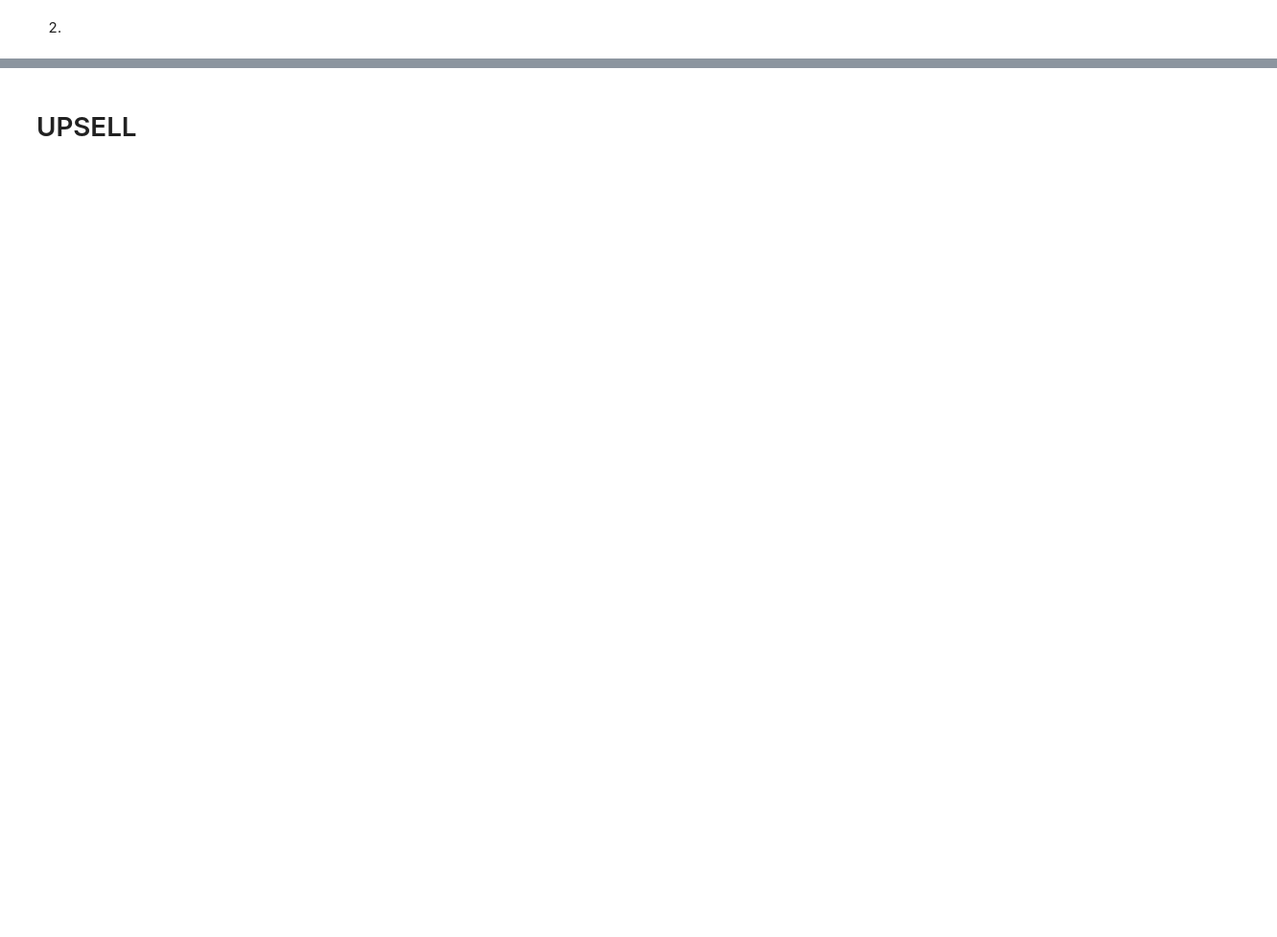
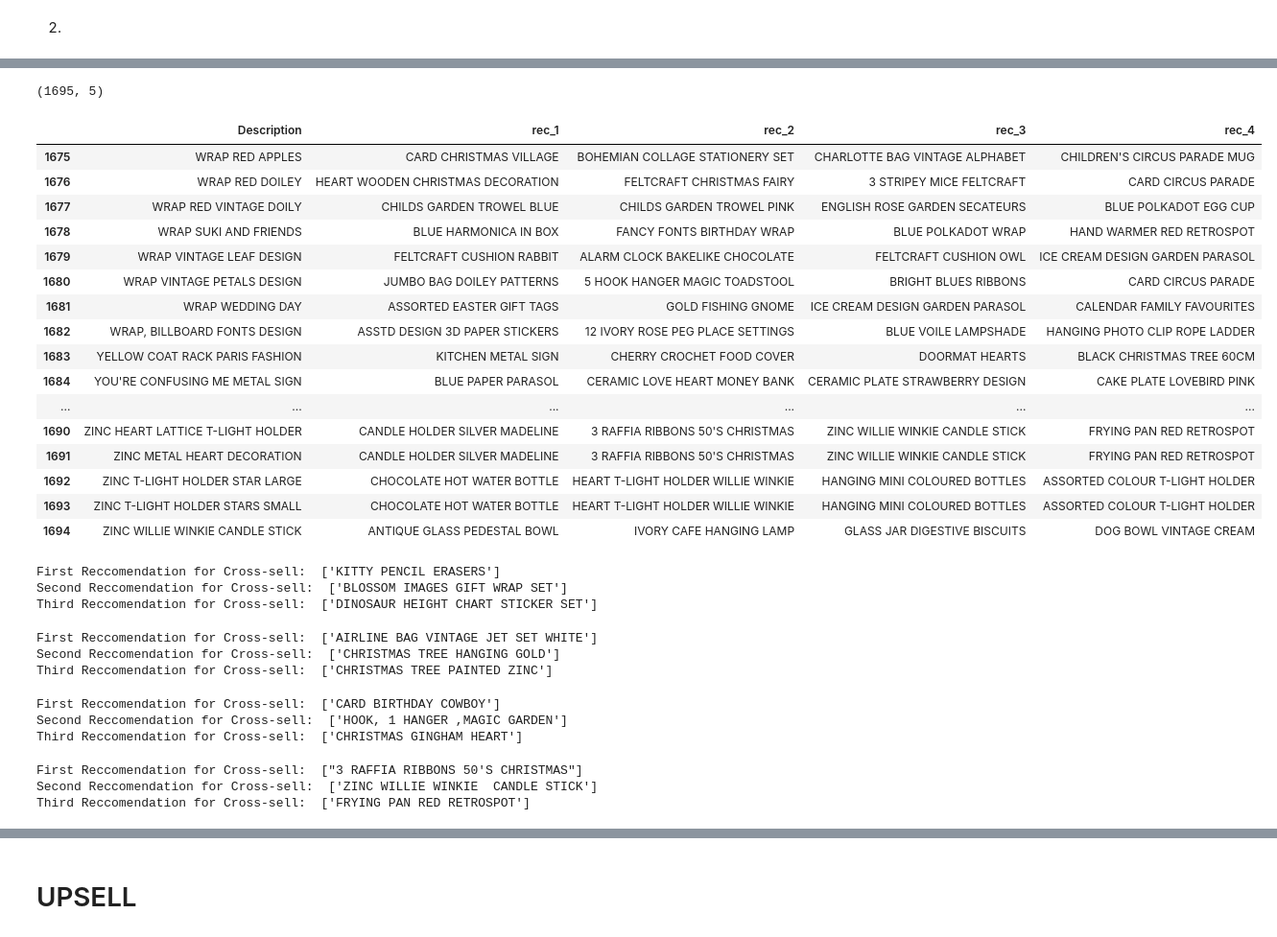
Before and after one commit to Swapnil-Damate/Upselling-and-cross-selling-, a Jupyter notebook: Crossselling_Upselling_OnlineRetail.ipynb, the cells around one changed output, grey strips where cells are left out. Shown at 96% size. Cells and saved outputs as stored; diff of their text form; code cells hidden in the pictures; blank space fills up the shorter version.

```diff
--- a/Crossselling_Upselling_OnlineRetail.ipynb
+++ b/Crossselling_Upselling_OnlineRetail.ipynb
@@ -329,0 +413,32 @@ recommended item for CROOSSELL: ['6 RIBBONS SHIMMERING PINKS', '6 RIBBONS RUSTIC
+# %%
+data_neighbours.columns = [
+  'Description',
+  'rec_1',
+  'rec_2',
+  'rec_3',
+  'rec_4',
+
+]
+data_neighbours.shape
+# %% [output]
+(1695, 5)
+# %%
+data_neighbours.tail(20)
+# %% [output]
+|  | Description | rec_1 | rec_2 | rec_3 | rec_4 |
+| 1675 | WRAP RED APPLES | CARD CHRISTMAS VILLAGE | BOHEMIAN COLLAGE STATIONERY SET | CHARLOTTE BAG VINTAGE ALPHABET | CHILDREN'S CIRCUS PARADE MUG |
+| 1676 | WRAP RED DOILEY | HEART WOODEN CHRISTMAS DECORATION | FELTCRAFT CHRISTMAS FAIRY | 3 STRIPEY MICE FELTCRAFT | CARD CIRCUS PARADE |
+| 1677 | WRAP RED VINTAGE DOILY | CHILDS GARDEN TROWEL BLUE | CHILDS GARDEN TROWEL PINK | ENGLISH ROSE GARDEN SECATEURS | BLUE POLKADOT EGG CUP |
+| 1678 | WRAP SUKI AND FRIENDS | BLUE HARMONICA IN BOX | FANCY FONTS BIRTHDAY WRAP | BLUE POLKADOT WRAP | HAND WARMER RED RETROSPOT |
+| 1679 | WRAP VINTAGE LEAF DESIGN | FELTCRAFT CUSHION RABBIT | ALARM CLOCK BAKELIKE CHOCOLATE | FELTCRAFT CUSHION OWL | ICE CREAM DESIGN GARDEN PARASOL |
+| 1680 | WRAP VINTAGE PETALS DESIGN | JUMBO BAG DOILEY PATTERNS | 5 HOOK HANGER MAGIC TOADSTOOL | BRIGHT BLUES RIBBONS | CARD CIRCUS PARADE |
+| 1681 | WRAP WEDDING DAY | ASSORTED EASTER GIFT TAGS | GOLD FISHING GNOME | ICE CREAM DESIGN GARDEN PARASOL | CALENDAR FAMILY FAVOURITES |
+| 1682 | WRAP, BILLBOARD FONTS DESIGN | ASSTD DESIGN 3D PAPER STICKERS | 12 IVORY ROSE PEG PLACE SETTINGS | BLUE VOILE LAMPSHADE | HANGING PHOTO CLIP ROPE LADDER |
+| 1683 | YELLOW COAT RACK PARIS FASHION | KITCHEN METAL SIGN | CHERRY CROCHET FOOD COVER | DOORMAT HEARTS | BLACK CHRISTMAS TREE 60CM |
+| 1684 | YOU'RE CONFUSING ME METAL SIGN | BLUE PAPER PARASOL | CERAMIC LOVE HEART MONEY BANK | CERAMIC PLATE STRAWBERRY DESIGN | CAKE PLATE LOVEBIRD PINK |
+| ... | ... | ... | ... | ... | ... |
+| 1690 | ZINC HEART LATTICE T-LIGHT HOLDER | CANDLE HOLDER SILVER MADELINE | 3 RAFFIA RIBBONS 50'S CHRISTMAS | ZINC WILLIE WINKIE CANDLE STICK | FRYING PAN RED RETROSPOT |
+| 1691 | ZINC METAL HEART DECORATION | CANDLE HOLDER SILVER MADELINE | 3 RAFFIA RIBBONS 50'S CHRISTMAS | ZINC WILLIE WINKIE CANDLE STICK | FRYING PAN RED RETROSPOT |
+| 1692 | ZINC T-LIGHT HOLDER STAR LARGE | CHOCOLATE HOT WATER BOTTLE | HEART T-LIGHT HOLDER WILLIE WINKIE | HANGING MINI COLOURED BOTTLES | ASSORTED COLOUR T-LIGHT HOLDER |
+| 1693 | ZINC T-LIGHT HOLDER STARS SMALL | CHOCOLATE HOT WATER BOTTLE | HEART T-LIGHT HOLDER WILLIE WINKIE | HANGING MINI COLOURED BOTTLES | ASSORTED COLOUR T-LIGHT HOLDER |
+| 1694 | ZINC WILLIE WINKIE CANDLE STICK | ANTIQUE GLASS PEDESTAL BOWL | IVORY CAFE HANGING LAMP | GLASS JAR DIGESTIVE BISCUITS | DOG BOWL VINTAGE CREAM |
@@ -329,0 +455,24 @@ recommended item for CROOSSELL: ['6 RIBBONS SHIMMERING PINKS', '6 RIBBONS RUSTIC
+# %%
+rec_cross('10 COLOUR SPACEBOY PEN')
+# %% [output]
+First Reccomendation for Cross-sell:  ['KITTY PENCIL ERASERS']
+Second Reccomendation for Cross-sell:  ['BLOSSOM IMAGES GIFT WRAP SET']
+Third Reccomendation for Cross-sell:  ['DINOSAUR HEIGHT CHART STICKER SET']
+# %%
+rec_cross('12 COLOURED PARTY BALLOONS')
+# %% [output]
+First Reccomendation for Cross-sell:  ['AIRLINE BAG VINTAGE JET SET WHITE']
+Second Reccomendation for Cross-sell:  ['CHRISTMAS TREE HANGING GOLD']
+Third Reccomendation for Cross-sell:  ['CHRISTMAS TREE PAINTED ZINC']
+# %%
+rec_cross('5 HOOK HANGER MAGIC TOADSTOOL')
+# %% [output]
+First Reccomendation for Cross-sell:  ['CARD BIRTHDAY COWBOY']
+Second Reccomendation for Cross-sell:  ['HOOK, 1 HANGER ,MAGIC GARDEN']
+Third Reccomendation for Cross-sell:  ['CHRISTMAS GINGHAM HEART']
+# %%
+rec_cross('ZINC BOX SIGN HOME')
+# %% [output]
+First Reccomendation for Cross-sell:  ["3 RAFFIA RIBBONS 50'S CHRISTMAS"]
+Second Reccomendation for Cross-sell:  ['ZINC WILLIE WINKIE  CANDLE STICK']
+Third Reccomendation for Cross-sell:  ['FRYING PAN RED RETROSPOT']
```
Also changed, not shown: parts of 75 cells of this notebook.
